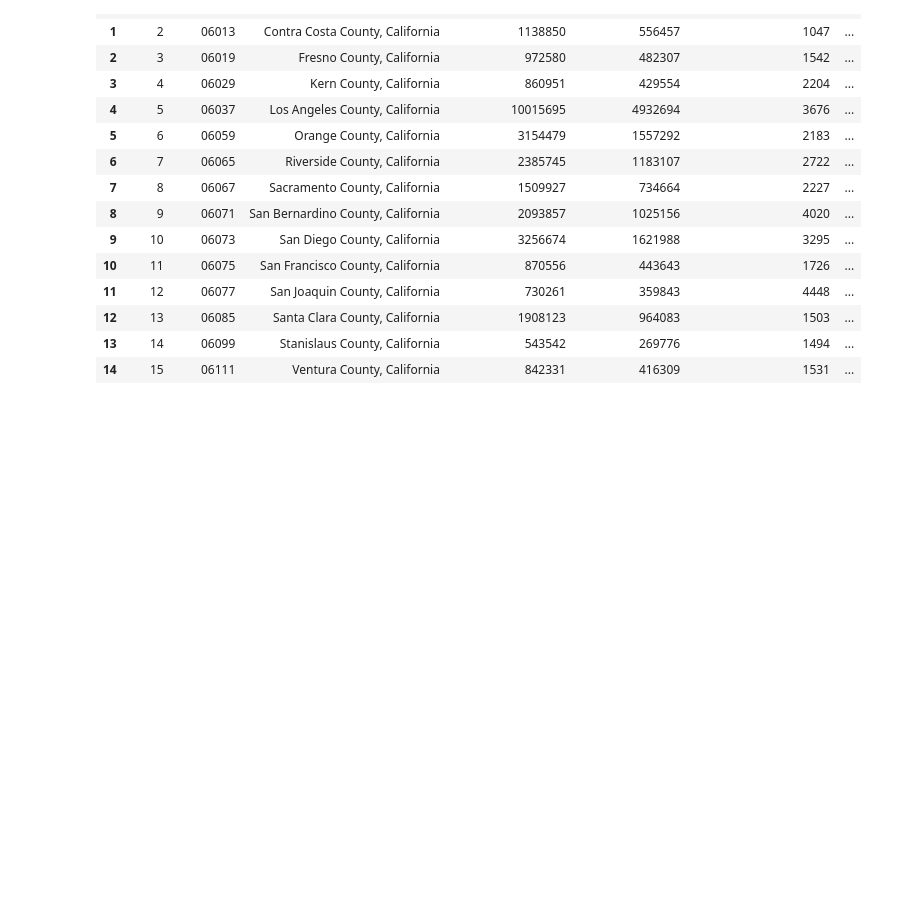
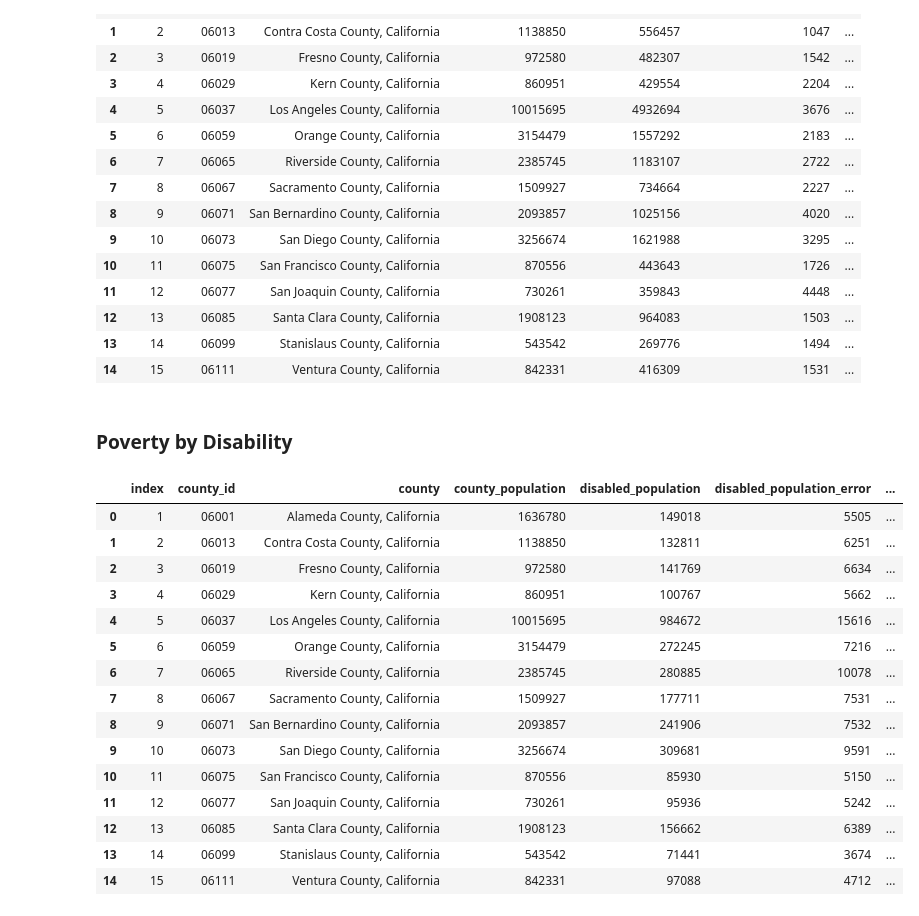
Before and after one commit to NWhite-7/Practice, a Jupyter notebook: ACS_CA_2017_analysis.ipynb, the cells around one changed output. Cells and saved outputs as stored; diff of their text form; code cells hidden in the pictures; blank space fills up the shorter version.

Commit message:
Create new DataFrame for disability analysis

```diff
--- a/ACS_CA_2017_analysis.ipynb
+++ b/ACS_CA_2017_analysis.ipynb
@@ -102,3 +102,26 @@ data_sex[data_sex.county_id != 'Id2'].reset_index()
 | 12 | 13 | 06085 | Santa Clara County, California | 1908123 | 964083 | 1503 | ... |
 | 13 | 14 | 06099 | Stanislaus County, California | 543542 | 269776 | 1494 | ... |
 | 14 | 15 | 06111 | Ventura County, California | 842331 | 416309 | 1531 | ... |
+# %% [markdown]
+### Poverty by Disability
+# %%
+data_disability = data[['GEO.id2', 'GEO.display-label', 'HC01_EST_VC01', 'HC01_EST_VC44', 'HC01_MOE_VC44', 'HC02_EST_VC44', 'HC02_MOE_VC44', 'HC03_EST_VC44', 'HC03_MOE_VC44', 'HC04_EST_VC44', 'HC04_MOE_VC44']]
+data_disability.columns = ['county_id', 'county', 'county_population', 'disabled_population', 'disabled_population_error', 'disabled_50_poverty', 'disabled_50_poverty_error', 'disabled_100_poverty', 'disabled_100_poverty_error', 'disabled_125_poverty', 'disabled_125_poverty_error']
+data_disability[data_disability.county_id != 'Id2'].reset_index()
+# %% [output]
+|  | index | county_id | county | county_population | disabled_population | disabled_population_error | ... |
+| 0 | 1 | 06001 | Alameda County, California | 1636780 | 149018 | 5505 | ... |
+| 1 | 2 | 06013 | Contra Costa County, California | 1138850 | 132811 | 6251 | ... |
+| 2 | 3 | 06019 | Fresno County, California | 972580 | 141769 | 6634 | ... |
+| 3 | 4 | 06029 | Kern County, California | 860951 | 100767 | 5662 | ... |
+| 4 | 5 | 06037 | Los Angeles County, California | 10015695 | 984672 | 15616 | ... |
+| 5 | 6 | 06059 | Orange County, California | 3154479 | 272245 | 7216 | ... |
+| 6 | 7 | 06065 | Riverside County, California | 2385745 | 280885 | 10078 | ... |
+| 7 | 8 | 06067 | Sacramento County, California | 1509927 | 177711 | 7531 | ... |
+| 8 | 9 | 06071 | San Bernardino County, California | 2093857 | 241906 | 7532 | ... |
+| 9 | 10 | 06073 | San Diego County, California | 3256674 | 309681 | 9591 | ... |
+| 10 | 11 | 06075 | San Francisco County, California | 870556 | 85930 | 5150 | ... |
+| 11 | 12 | 06077 | San Joaquin County, California | 730261 | 95936 | 5242 | ... |
+| 12 | 13 | 06085 | Santa Clara County, California | 1908123 | 156662 | 6389 | ... |
+| 13 | 14 | 06099 | Stanislaus County, California | 543542 | 71441 | 3674 | ... |
+| 14 | 15 | 06111 | Ventura County, California | 842331 | 97088 | 4712 | ... |
```
